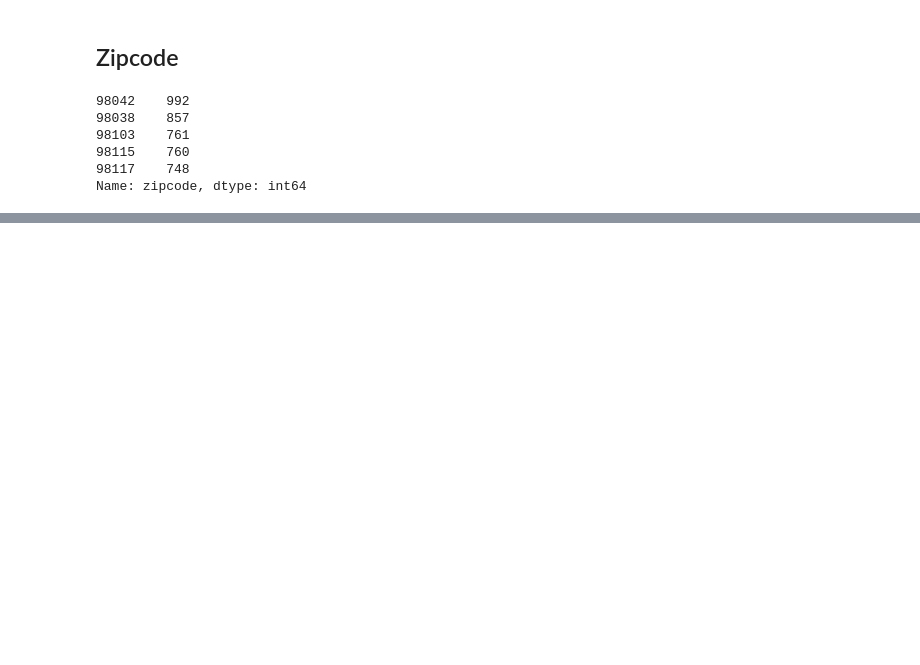
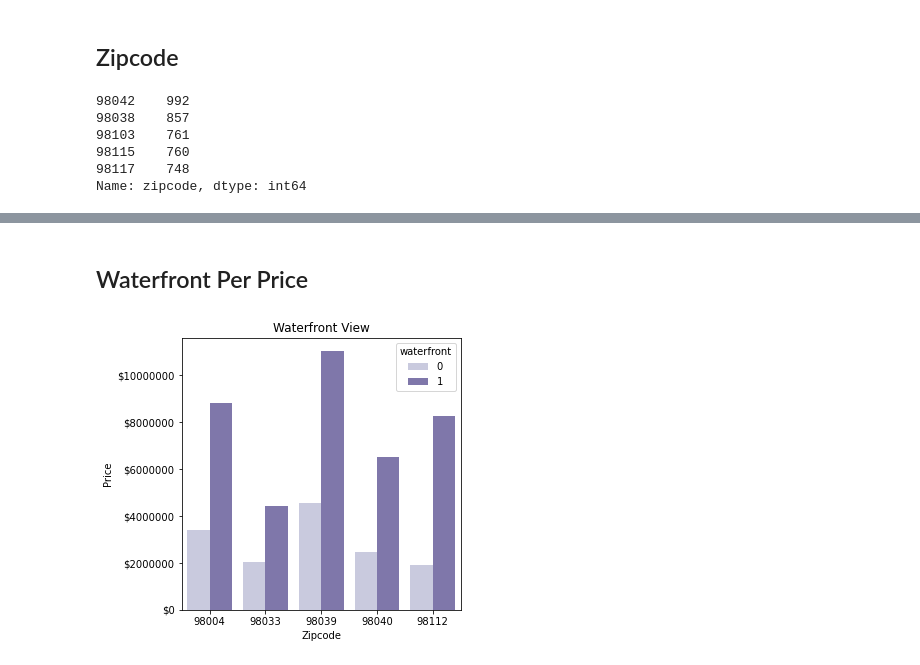
Before and after one commit to Kellyajara/RealEstate-Classification, a Jupyter notebook: New Project Notebook.ipynb, the cells around one changed output, grey strips where cells are left out. Drawn from its saved outputs; the diff is of its cells as text; code cells hidden in the pictures; blank space fills up the shorter version.

```diff
--- a/New Project Notebook.ipynb
+++ b/New Project Notebook.ipynb
@@ -913,0 +948,14 @@ ax.set(xlabel='Fitted Value', ylabel='Residual')
+# %% [markdown]
+## Waterfront Per Price
+# %%
+plt.figure(figsize=(5,5))
+ax = sns.barplot(data = zipcode, x = 'zipcode', y = 'price', hue = 'waterfront', palette = 'Purples', ci=None)
+ax.yaxis.set_major_formatter('${x:1.0f}')
+
+ax.set_title('Waterfront View')
+ax.set_xlabel('Zipcode')
+ax.set_ylabel('Price')
+
+plt.show()
+# %% [output]
+[figure, added]
```
Also changed, not shown: parts of 14 cells of this notebook, 7 other files.
